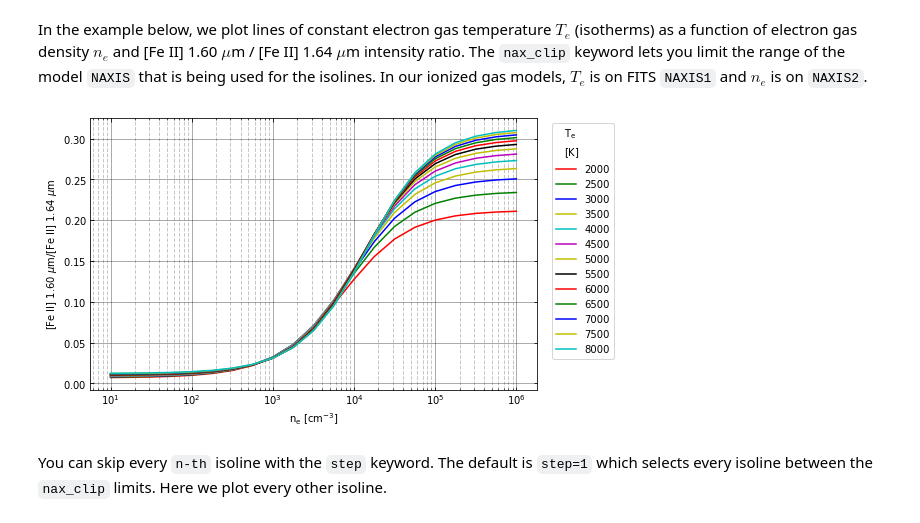
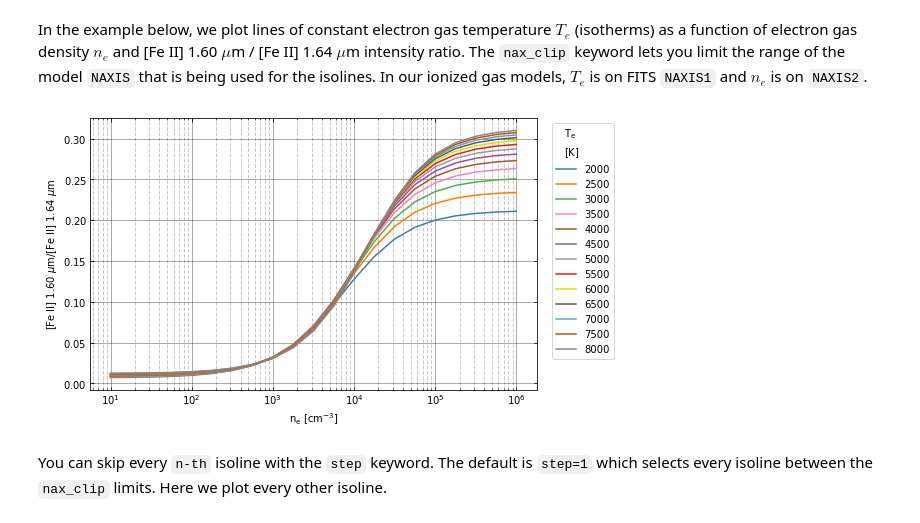
Before and after one commit to mpound/pdrtpy-nb, a Jupyter notebook: notebooks/PDRT_Example_Model_Plotting.ipynb, the cells around one changed output. Drawn from its saved outputs; the diff is of its cells as text; code cells hidden in the pictures.

Commit message:
reset color cycle

```diff
--- a/notebooks/PDRT_Example_Model_Plotting.ipynb
+++ b/notebooks/PDRT_Example_Model_Plotting.ipynb
@@ -270,10 +270,11 @@ Related to the phasespace plot is the `isoplot`, which will plot one of the mode
 # %% [markdown]
 In the example below, we plot lines of constant electron gas temperature $T_e$ (isotherms) as a function of electron gas density $n_e$ and [Fe II] 1.60 $\mu$m / [Fe II] 1.64 $\mu$m intensity ratio. The `nax_clip` keyword lets you limit the range of  the  model `NAXIS` that is being used for the isolines. In our ionized gas models, $T_e$ is on FITS `NAXIS1` and $n_e$ is on `NAXIS2`.
 # %%
+mp.reset_colorcycle()  # reset to the default color-blind friendly color cycle
 nax1clip = [2000,8000]*u.Unit("K")
 mp.isoplot("FEII_1.60/FEII_1.64",plotnaxis=1,logx=True,nax_clip=nax1clip)
 # %% [output]
-[figure, old version]
+[figure, new version]
 # %% [markdown]
 You can skip every `n-th` isoline with the `step` keyword.  The default is `step=1` which selects every isoline between the `nax_clip` limits.  Here we plot every other isoline.
 # %%
```
Also changed, not shown: parts of 9 cells of this notebook.
